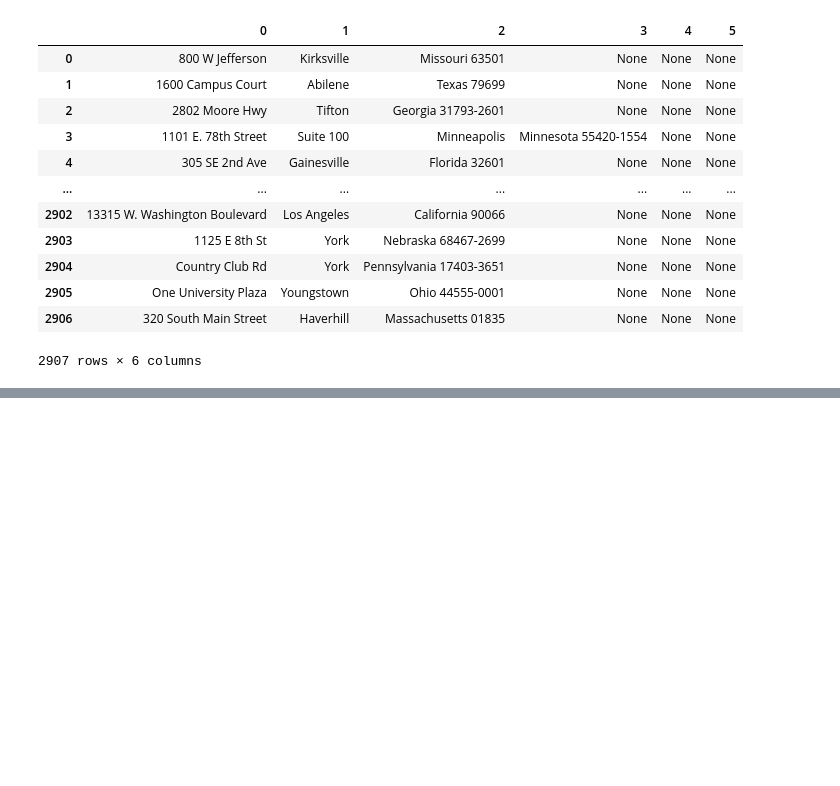
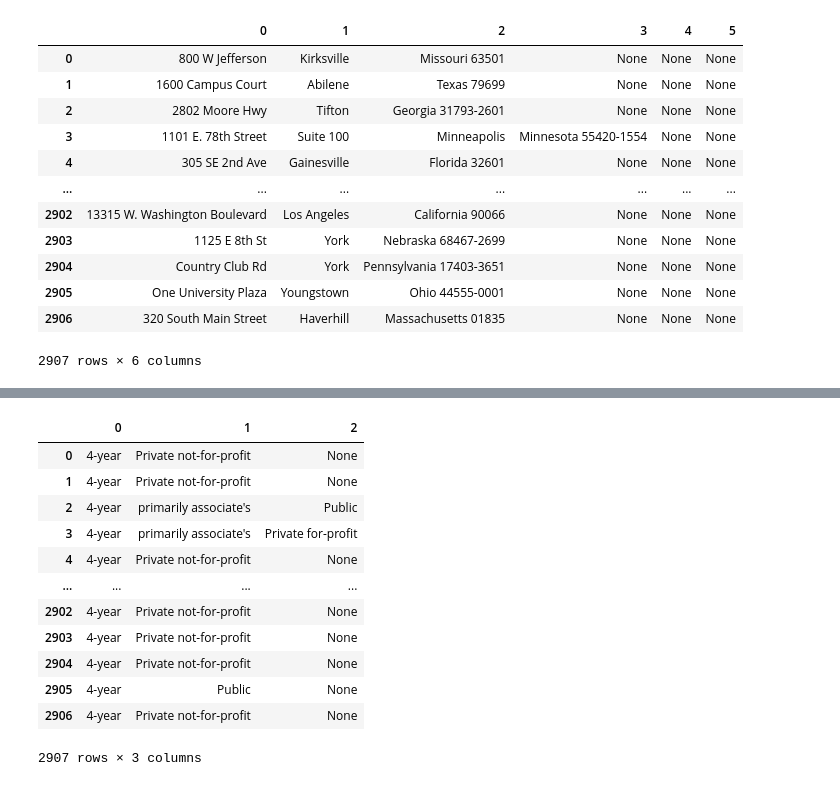
Before and after one commit to MarilynSasha/university, a Jupyter notebook: university7.22.20.ipynb, the cells around one changed output, grey strips where cells are left out. Cells and saved outputs as stored; diff of their text form; code cells hidden in the pictures; blank space fills up the shorter version.

Commit message:
more split tries

```diff
--- a/university7.22.20.ipynb
+++ b/university7.22.20.ipynb
@@ -114,0 +135,4 @@ addresses
+# %%
+# Type - private or public
+unitype = university['Type']
+type(unitype), unitype
@@ -114,0 +153,17 @@ addresses
+# %%
+unitype = unitype.str.split(',', expand=True)
+unitype
+# %% [output]
+|  | 0 | 1 | 2 |
+| 0 | 4-year | Private not-for-profit | None |
+| 1 | 4-year | Private not-for-profit | None |
+| 2 | 4-year | primarily associate's | Public |
+| 3 | 4-year | primarily associate's | Private for-profit |
+| 4 | 4-year | Private not-for-profit | None |
+| ... | ... | ... | ... |
+| 2902 | 4-year | Private not-for-profit | None |
+| 2903 | 4-year | Private not-for-profit | None |
+| 2904 | 4-year | Private not-for-profit | None |
+| 2905 | 4-year | Public | None |
+| 2906 | 4-year | Private not-for-profit | None |
+2907 rows × 3 columns
```
Also changed, not shown: parts of 3 cells of this notebook.
